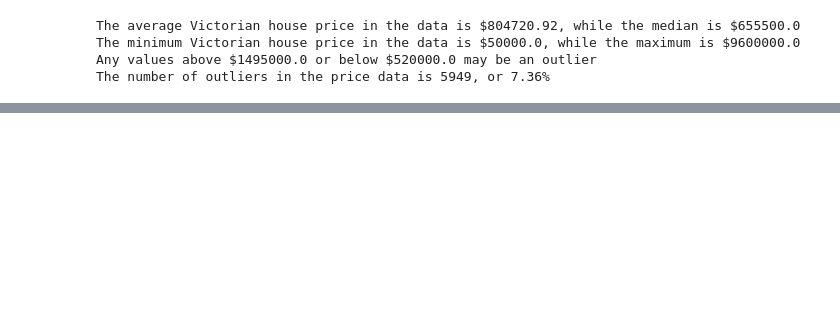
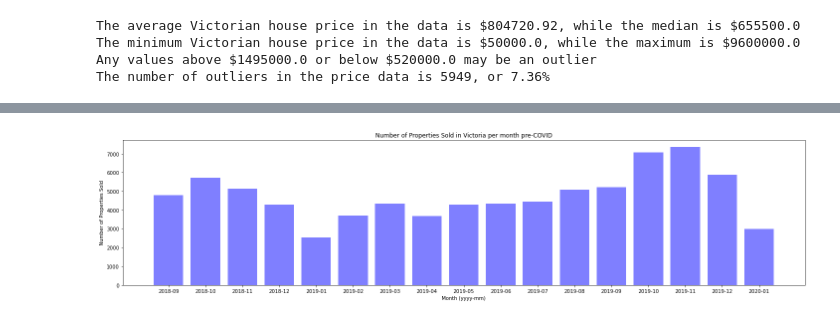
Before and after one commit to jeremychiaa/covid-victorian-real-estate, a Jupyter notebook: cleaned_house.ipynb, the cells around one changed output, grey strips where cells are left out. Drawn from its saved outputs; the diff is of its cells as text; code cells hidden in the pictures; blank space fills up the shorter version.

```diff
--- a/cleaned_house.ipynb
+++ b/cleaned_house.ipynb
@@ -228,3 +229,25 @@ plt.show()
+# %%
+# Grouping the data by month and calculating the number of sales
+monthly_count_precovid_df = monthly_sales_precovid_df.groupby("date_sold").count().reset_index()
+
+# Setting the x and y values for the plot
+x_values = monthly_count_precovid_df["date_sold"]
+y_values = monthly_count_precovid_df["price"]
+
+# Creating a bar chart
+plt.figure(figsize=(20,5))
+plt.bar(x_values, y_values, color='b', alpha=0.5, align="center")
+
+# Formatting & labelling the plot
+plt.xlabel('Month (yyyy-mm)')
+plt.ylabel('Number of Properties Sold')
+plt.title('Number of Properties Sold in Victoria per month pre-COVID')
+
+# Displaying the plot
+plt.tight_layout()
+plt.show()
+# %% [output]
+[figure, added]
 # %%
 # Finding the median house price per LGA for each month in the data
 rate_of_change = vic_sales_precovid_df.groupby(["LGA_Name", "date_sold"]).median()
```
Also changed, not shown: parts of 3 cells of this notebook, 1 other file.
